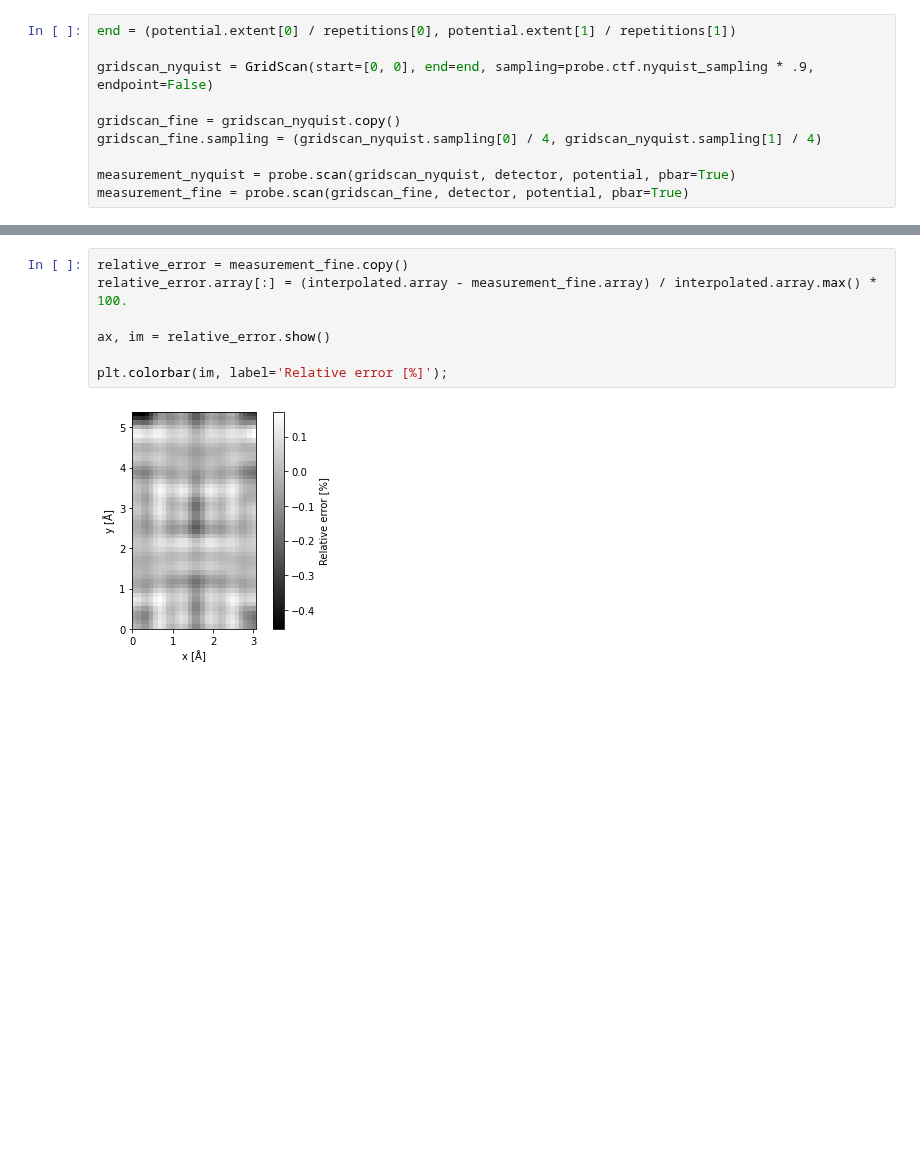
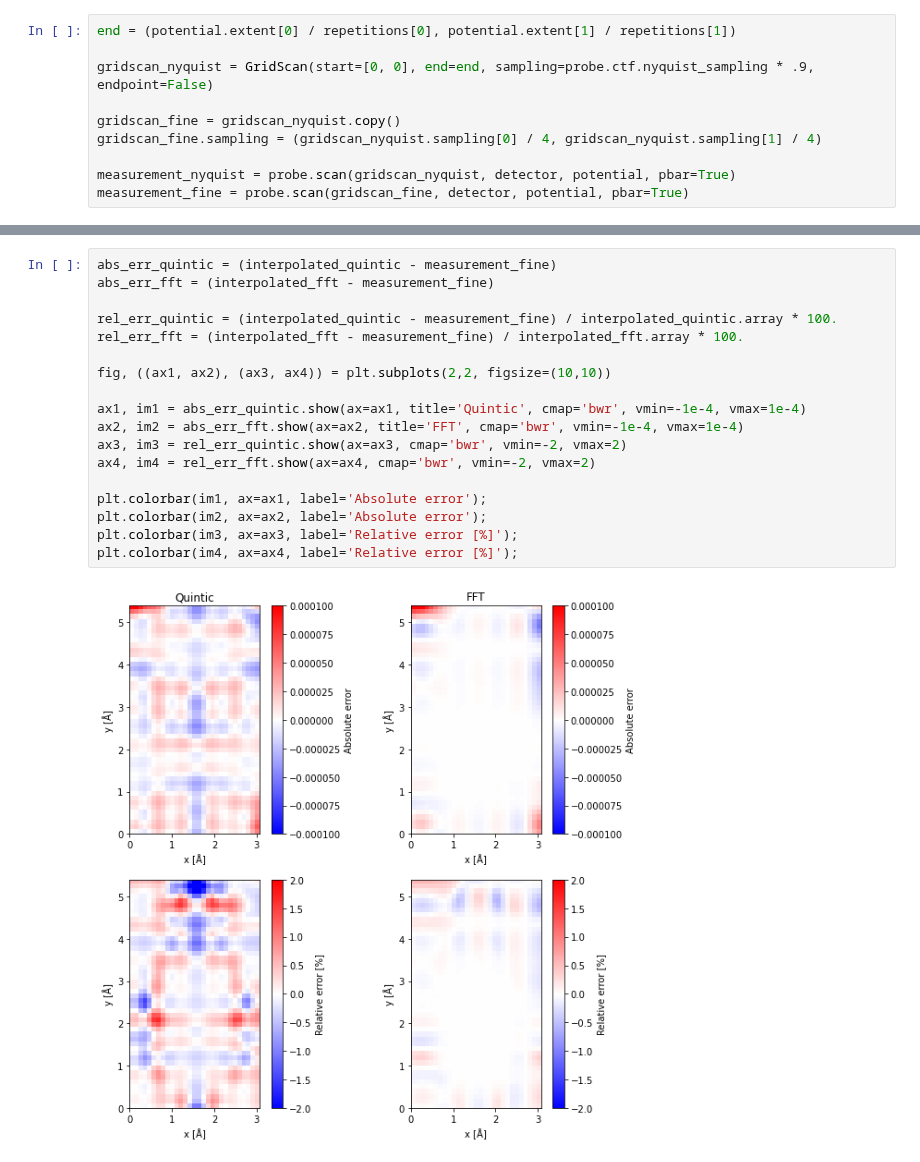
Before and after one commit to abTEM/abTEM, a Jupyter notebook: examples/other/is_nyquist_enough.ipynb, the cells around one changed output, grey strips where cells are left out. Drawn from its saved outputs; the diff is of its cells as text; blank space fills up the shorter version.

```diff
--- a/examples/other/is_nyquist_enough.ipynb
+++ b/examples/other/is_nyquist_enough.ipynb
@@ -46,9 +48,20 @@ interpolated.show(ax=ax3, title='Nyquist + 4x interpolation');
-# %%
-relative_error = measurement_fine.copy()
-relative_error.array[:] = (interpolated.array - measurement_fine.array) / interpolated.array.max() * 100.
-
-ax, im = relative_error.show()
-
-plt.colorbar(im, label='Relative error [%]');
-# %% [output]
-[figure, removed]
+# %%
+abs_err_quintic = (interpolated_quintic - measurement_fine)
+abs_err_fft = (interpolated_fft - measurement_fine)
+
+rel_err_quintic = (interpolated_quintic - measurement_fine) / interpolated_quintic.array * 100.
+rel_err_fft = (interpolated_fft - measurement_fine) / interpolated_fft.array * 100.
+
+fig, ((ax1, ax2), (ax3, ax4)) = plt.subplots(2,2, figsize=(10,10))
+
+ax1, im1 = abs_err_quintic.show(ax=ax1, title='Quintic', cmap='bwr', vmin=-1e-4, vmax=1e-4)
+ax2, im2 = abs_err_fft.show(ax=ax2, title='FFT', cmap='bwr', vmin=-1e-4, vmax=1e-4)
+ax3, im3 = rel_err_quintic.show(ax=ax3, cmap='bwr', vmin=-2, vmax=2)
+ax4, im4 = rel_err_fft.show(ax=ax4, cmap='bwr', vmin=-2, vmax=2)
+
+plt.colorbar(im1, ax=ax1, label='Absolute error');
+plt.colorbar(im2, ax=ax2, label='Absolute error');
+plt.colorbar(im3, ax=ax3, label='Relative error [%]');
+plt.colorbar(im4, ax=ax4, label='Relative error [%]');
+# %% [output]
+[figure, added]
```
Also changed, not shown: parts of 2 cells of this notebook, 10 other files.
